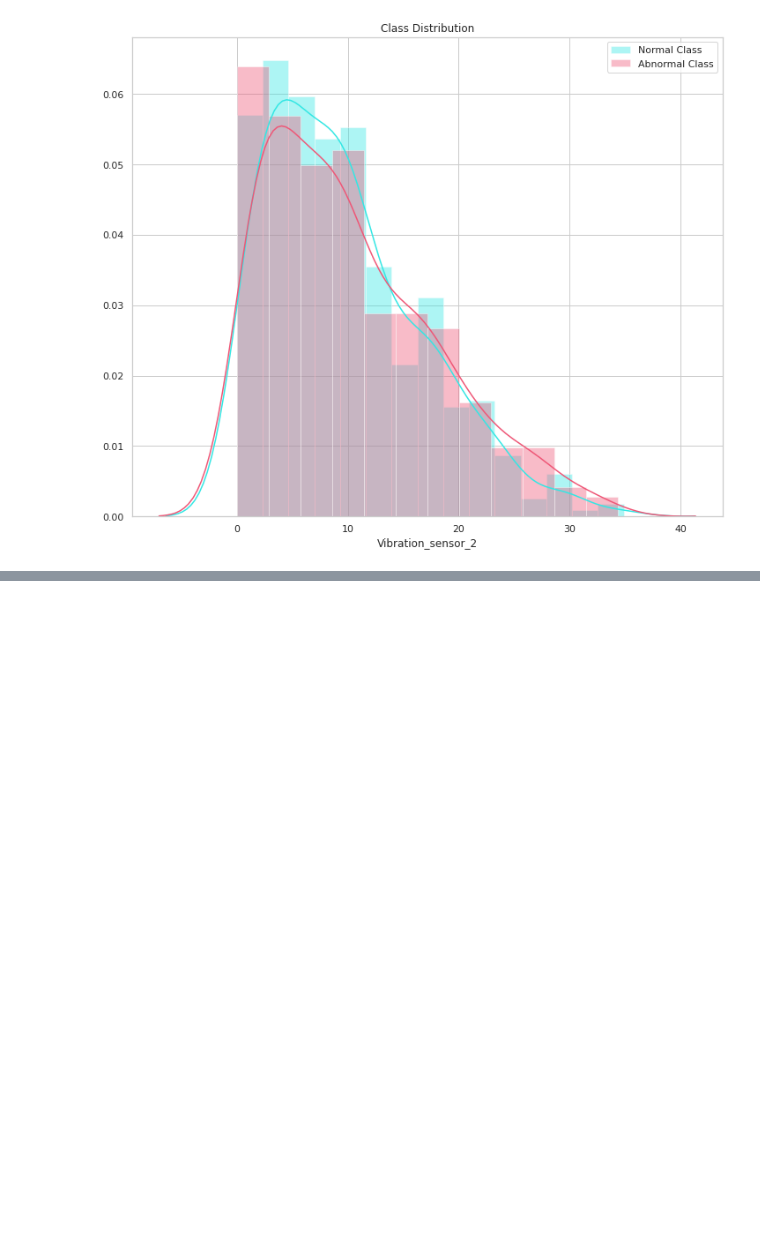
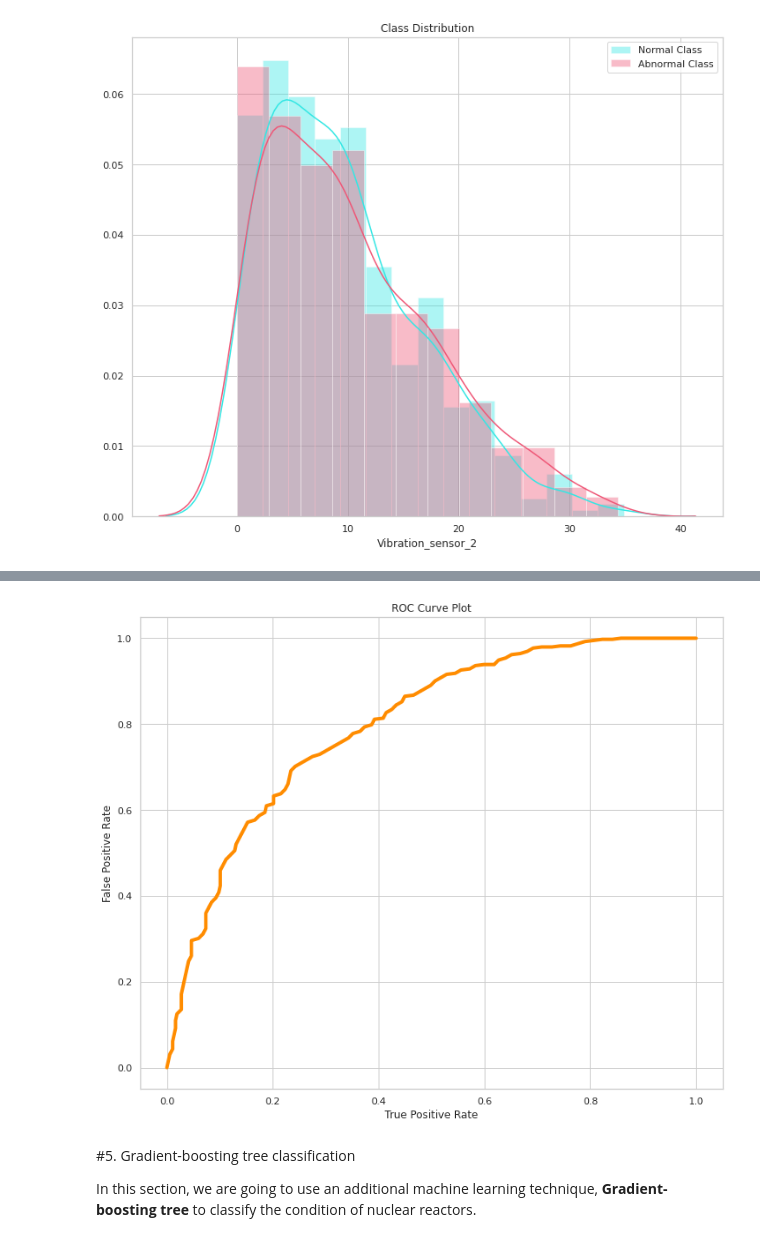
Before and after one commit to stevenfox/Pyspark_Nuclear_Classification, a Jupyter notebook: Task_2_Distributed_Models_Spark_Nuclear_Classification.ipynb, the cells around one changed output, grey strips where cells are left out. Saved outputs shown, nothing was run; the diff lists cells and outputs as text; code cells hidden in the pictures; blank space fills up the shorter version.

```diff
--- a/Task_2_Distributed_Models_Spark_Nuclear_Classification.ipynb
+++ b/Task_2_Distributed_Models_Spark_Nuclear_Classification.ipynb
@@ -366,0 +393,4 @@ Develop and train a binary logistic regression model to classify the condition o
+# %%
+#create the model data with those scaled features
+model_data = predictors.select("scaled_features", "label")
+model_data.show(5, truncate=False)
@@ -366,0 +410,2 @@ Develop and train a binary logistic regression model to classify the condition o
+# %%
+train_data, test_data = model_data.randomSplit([.75,.25], seed=36)
@@ -366,0 +420,22 @@ Develop and train a binary logistic regression model to classify the condition o
+# %%
+# Logistic Regression
+
+"""
+Hyper-Parameters:
+                  maxIter = 17
+                  From a various testings we performed on this model
+                  we observed that the value '17' maximises the overall
+                  score of the model.
+
+                  elasticNetParam = 0.5
+                  From a various testings we performed on this model
+                  we observed that the value '0.5' regularisation
+                  maximises the overall score of the model slightly while
+                  greater or lower values evidences no significant difference.
+
+                  The rest of the hyper-parameters are set by the default configuration
+                  which drives to more general use of the model.
+"""
+
+lr = LogisticRegression(featuresCol="scaled_features", labelCol="label", maxIter=17, elasticNetParam=0.5)
+lrModel = lr.fit(train_data)
@@ -366,0 +497,2 @@ Develop and train a binary logistic regression model to classify the condition o
+# %%
+training_summary = print_model_performance(train_data, test_data, lrModel)
@@ -366,0 +515,15 @@ Develop and train a binary logistic regression model to classify the condition o
+# %%
+# Draw a Receiver Operating Characteristic Plot
+
+roc = training_summary.roc.toPandas()
+plt.plot(roc['FPR'], roc['TPR'], color='darkorange', linewidth=4, label='ROC Curve')
+plt.ylabel('False Positive Rate')
+plt.xlabel('True Positive Rate')
+plt.title('ROC Curve Plot')
+plt.show()
+# %% [output]
+[figure, added]
+# %% [markdown]
+#5. Gradient-boosting tree classification
+
+In this section, we are going to use an additional machine learning technique, **Gradient-boosting tree** to classify the condition of nuclear reactors.
```
Also changed, not shown: parts of 41 cells of this notebook.
